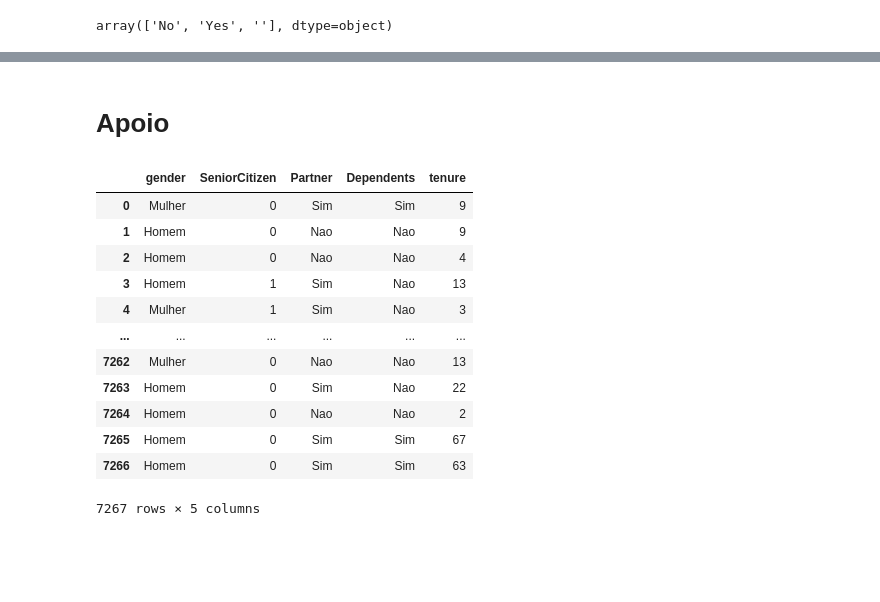
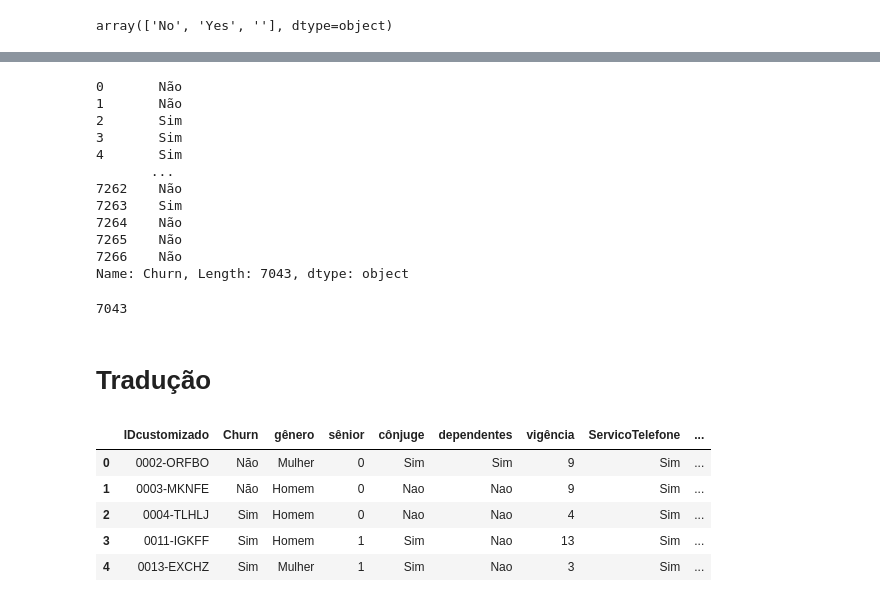
Before and after one commit to AndersonAyache/AluraVoz, a Jupyter notebook: AluraVoz.ipynb, the cells around one changed output, grey strips where cells are left out. Cells and saved outputs as stored; diff of their text form; code cells hidden in the pictures; blank space fills up the shorter version.

```diff
--- a/AluraVoz.ipynb
+++ b/AluraVoz.ipynb
@@ -473,0 +470,4 @@ clientes[clientes['Churn']==''][['customerID', 'Churn', 'tenure', 'PhoneService'
+# %%
+# traduzindo somente a colunas de Churn
+clientes['Churn'] = clientes['Churn'].map({'No':'Não', 'Yes' : 'Sim' })
+clientes['Churn']
@@ -474,8 +492,53 @@ clientes[clientes['Churn']==''][['customerID', 'Churn', 'tenure', 'PhoneService'
+# %%
+# dropando as valores nulos
+clientes.dropna(subset=['Churn'], inplace=True)
+# %%
+clientes['Churn']
+# %% [output]
+0       Não
+1       Não
+2       Sim
+3       Sim
+4       Sim
+       ...
+7262    Não
+7263    Sim
+7264    Não
+7265    Não
+7266    Não
+Name: Churn, Length: 7043, dtype: object
+# %%
+clientes.shape[0]
+# %% [output]
+7043
 # %% [markdown]
-# Apoio
+# Tradução
 # %%
 # dicionário com as traduções
-translate = {
+
+colunas ={
+    'customerID': 'IDcustomizado',
+    'gender' : 'gênero',
+    'SeniorCitizen':'sênior',
+    'Partner':'cônjuge',
+    'Dependents':'dependentes',
+    'tenure':'vigência ',
+    'PhoneService' : 'ServicoTelefone',
+    'MultipleLines' : 'MultiplasLinhas',
+    'InternetService': 'ServicoInternet',
+    'OnlineSecurity' : 'SeguroOnline',
+    'OnlineBackup' : 'BackupOnline',
+    'DeviceProtection': 'ProtecaoDoDispositivo',
+    'TechSupport' : 'SuporteTecnico',
+    'StreamingMovies': 'StreamingFilmes',
+    'Contract':'contrato',
+    'PaperlessBilling':'FaturaSemPapel',
+    'PaymentMethod' : 'MetodoPagamento',
+    'Charges.Monthly' : 'GastoMensal',
+    'Charges.Total' : 'GastoTotal'
+}
+
+valores = {
     'Female': 'Mulher',
     'Male': 'Homem',
     'Yes': 'Sim',
@@ -492,21 +555,15 @@ translate = {
 }
 # %%
 # aplicação da tradução
-clientes_informacoes.replace(to_replace=translate, inplace=True)
-clientes_informacoes
+clientes.rename(columns = colunas,inplace=True)
+clientes.replace(to_replace=valores, inplace=True)
+clientes.head()
 # %% [output]
-|  | gender | SeniorCitizen | Partner | Dependents | tenure |
-| 0 | Mulher | 0 | Sim | Sim | 9 |
-| 1 | Homem | 0 | Nao | Nao | 9 |
-| 2 | Homem | 0 | Nao | Nao | 4 |
-| 3 | Homem | 1 | Sim | Nao | 13 |
-| 4 | Mulher | 1 | Sim | Nao | 3 |
-| ... | ... | ... | ... | ... | ... |
-| 7262 | Mulher | 0 | Nao | Nao | 13 |
-| 7263 | Homem | 0 | Sim | Nao | 22 |
-| 7264 | Homem | 0 | Nao | Nao | 2 |
-| 7265 | Homem | 0 | Sim | Sim | 67 |
-| 7266 | Homem | 0 | Sim | Sim | 63 |
+|  | IDcustomizado | Churn | gênero | sênior | cônjuge | dependentes | vigência | ServicoTelefone | ... |
+| 0 | 0002-ORFBO | Não | Mulher | 0 | Sim | Sim | 9 | Sim | ... |
+| 1 | 0003-MKNFE | Não | Homem | 0 | Nao | Nao | 9 | Sim | ... |
+| 2 | 0004-TLHLJ | Sim | Homem | 0 | Nao | Nao | 4 | Sim | ... |
+| 3 | 0011-IGKFF | Sim | Homem | 1 | Sim | Nao | 13 | Sim | ... |
+| 4 | 0013-EXCHZ | Sim | Mulher | 1 | Sim | Nao | 3 | Sim | ... |
-7267 rows × 5 columns
 # %%
 # calculo da taixa de Churn
```
Also changed, not shown: parts of 10 cells of this notebook.
